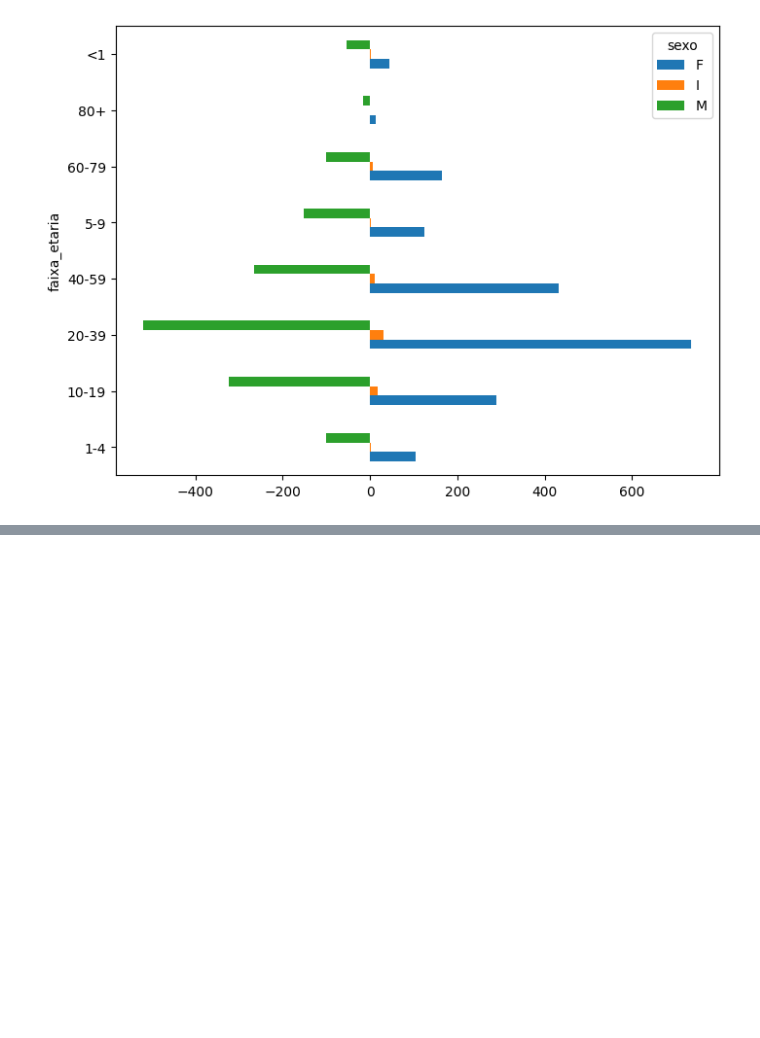
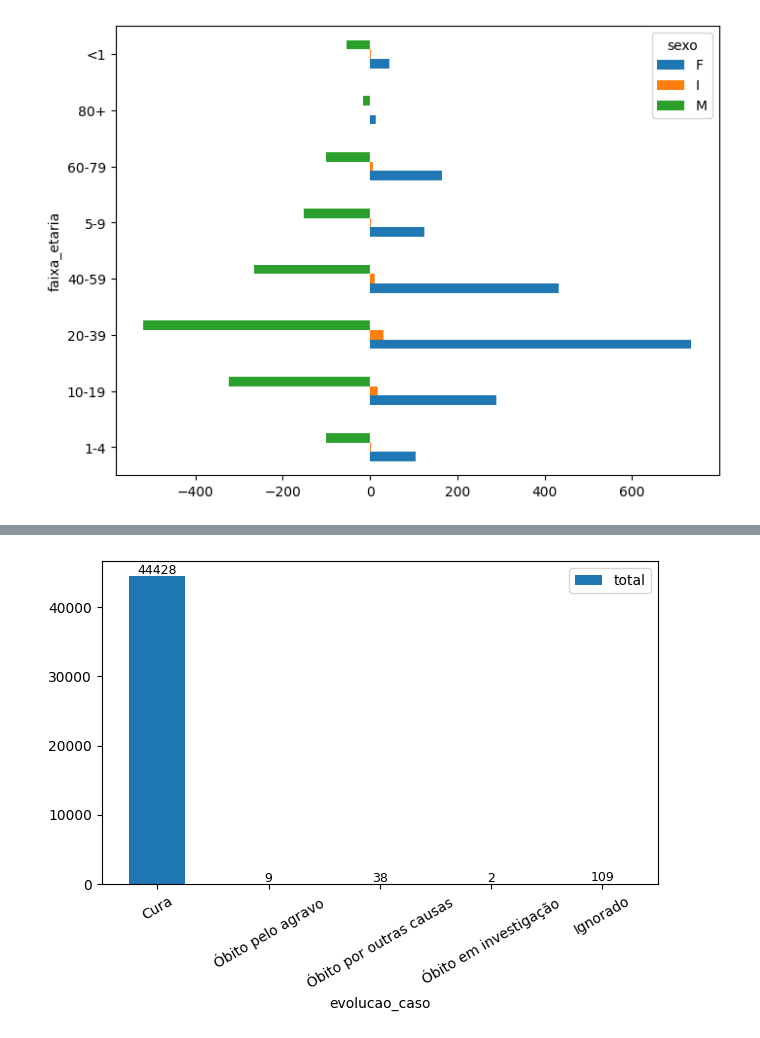
Before and after one commit to EveSantos/pesquisa-mestrado, a Jupyter notebook: notebooks/03_analise_descritiva_e_demografica.ipynb, the cells around one changed output, grey strips where cells are left out. Saved outputs shown, nothing was run; the diff lists cells and outputs as text; code cells hidden in the pictures; blank space fills up the shorter version.

```diff
--- a/notebooks/03_analise_descritiva_e_demografica.ipynb
+++ b/notebooks/03_analise_descritiva_e_demografica.ipynb
@@ -74,0 +97,14 @@ piramide_2022.plot(kind='barh',figsize=(8,6))
+# %%
+evolucao = df_deng_norm.groupby(
+    ['evolucao_caso']
+).size()
+
+evolucao_df = evolucao.reset_index(name='total')
+
+import json
+with open('../src/dicionario-evolucao.json', 'r') as f:
+    dic_evol_dg = json.load(f)
+
+evolucao_df['percentual'] = (evolucao_df['total'] / evolucao_df['total'].sum() * 100).round(2)
+evolucao_df['evolucao_caso'] = evolucao_df['evolucao_caso'].astype(str).map(dic_evol_dg)
+evolucao_df
@@ -74,0 +118,12 @@ piramide_2022.plot(kind='barh',figsize=(8,6))
+# %%
+ax = evolucao_df.plot.bar(x='evolucao_caso', y='total', rot=30)
+
+for bar in ax.patches:
+    ax.text(bar.get_x() + bar.get_width()/2, bar.get_height() + 300,
+            int(bar.get_height()), ha='center', fontsize=9)
+
+
+plt.tight_layout()
+plt.show()
+# %% [output]
+[figure, added]
```
Also changed, not shown: parts of 7 cells of this notebook, 3 other files.
